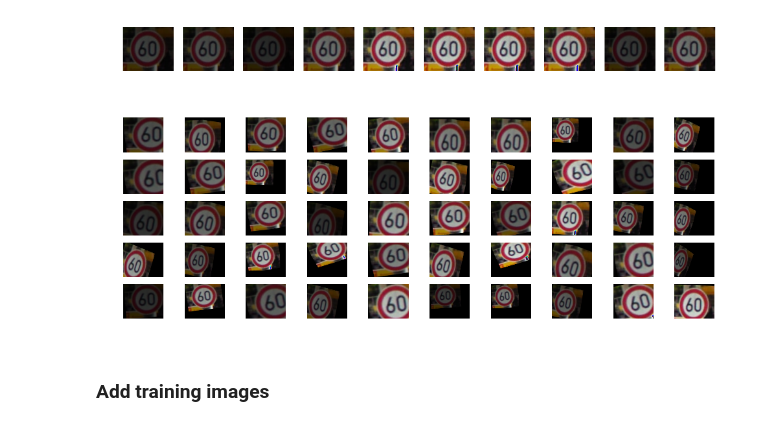
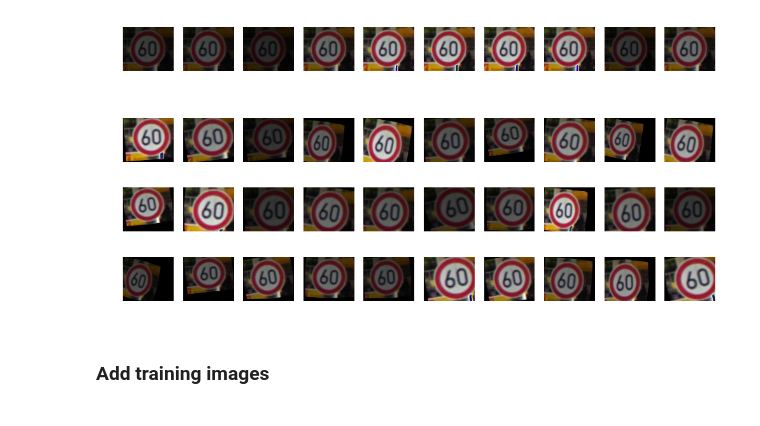
Before and after one commit to kcbighuge/CarND-Traffic-Sign-Classifier-Project-P2, a Jupyter notebook: Traffic_Sign_Classifier_v1.ipynb, the cells around one changed output. Drawn from its saved outputs; the diff is of its cells as text; code cells hidden in the pictures.

```diff
--- a/Traffic_Sign_Classifier_v1.ipynb
+++ b/Traffic_Sign_Classifier_v1.ipynb
@@ -294,32 +306,32 @@ plt.show()
 [figure]
 # %%
 # look at brightness and jitter
-NUM_ROWS, NUM_COLS = (5, 10)
-ANG_RANGE = 20
-SHEAR_RANGE = 10
-TRANS_RANGE = 5
+NUM_ROWS, NUM_COLS = (3, 10)
+ANG_RANGE = 20  # start w/ 20
+SHEAR_RANGE = 5  # start w/ 10
+TRANS_RANGE = 5  # start w/ 5
 BRIGHT = 1  # choose to augment brightness (1 or 0)
 
 gs1 = gridspec.GridSpec(NUM_ROWS, NUM_COLS)
 gs1.update(wspace=0.01, hspace=0.02) # set spacing b/w axes
 
 plt.rcParams['savefig.dpi']=100.
 plt.figure(figsize=(12,4))
 
 for i in range(NUM_ROWS*NUM_COLS):
     ax1 = plt.subplot(gs1[i])
     ax1.set_xticklabels([])
     ax1.set_yticklabels([])
     ax1.set_aspect('equal')
     img = transform_image(image, ANG_RANGE, SHEAR_RANGE, TRANS_RANGE, brightness=BRIGHT)
 
     plt.subplot(NUM_ROWS, NUM_COLS, i+1)
     plt.imshow(img)
     plt.axis('off')
 
 plt.show()
 # %% [output]
-[figure, old version]
+[figure, new version]
 # %% [markdown]
 ### Add training images
 # %%
```
Also changed, not shown: parts of 15 cells of this notebook.
